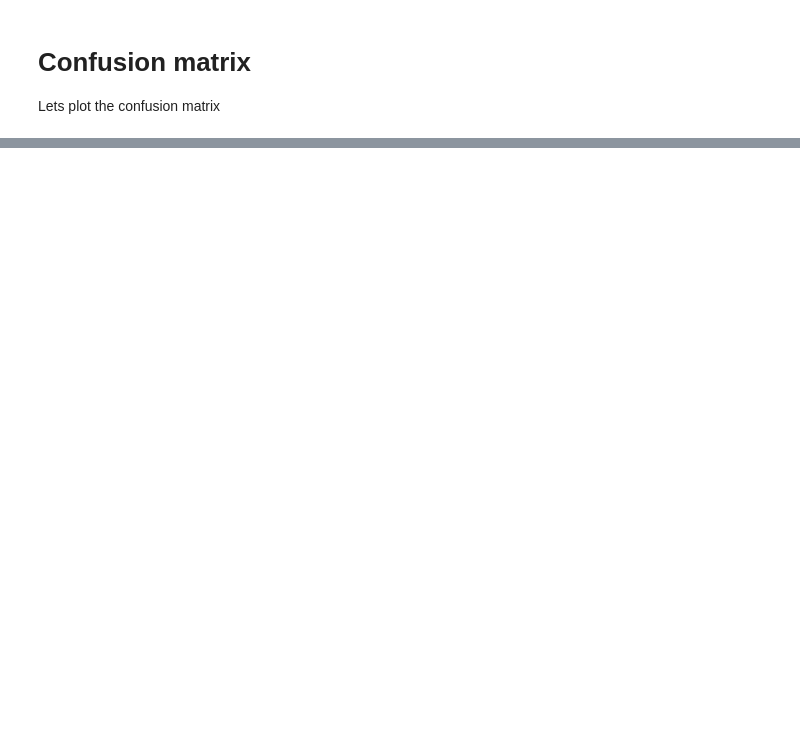
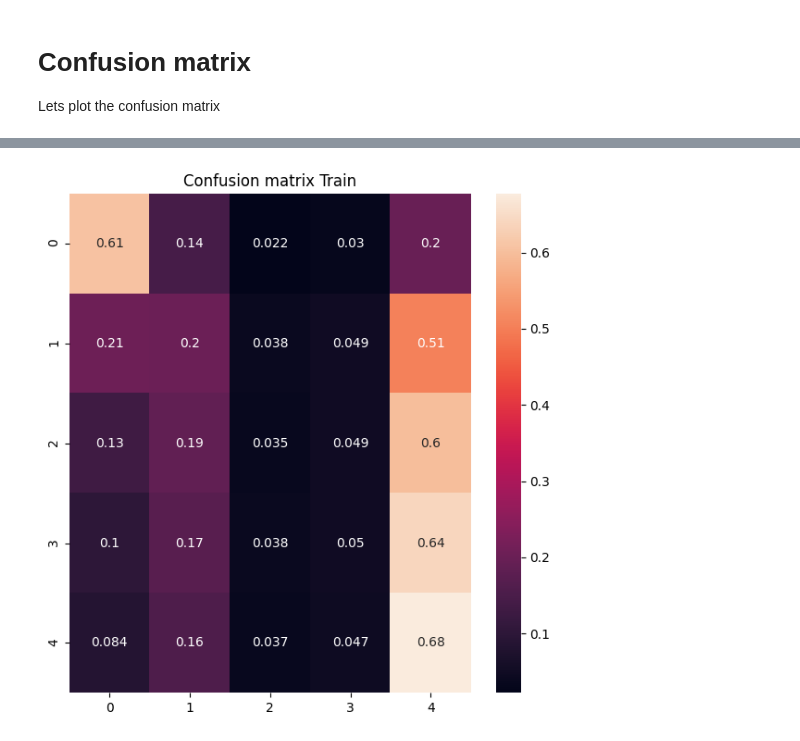
Before and after one commit to cerionXLII/ComponentX, a Jupyter notebook: src/componentX.ipynb, the cells around one changed output, grey strips where cells are left out. Cells and saved outputs as stored; diff of their text form; code cells hidden in the pictures; blank space fills up the shorter version.

```diff
--- a/src/componentX.ipynb
+++ b/src/componentX.ipynb
@@ -826,0 +855,11 @@ ax = sns.heatmap(cm, annot=True, fmt=".0f")
+# %%
+cm = confusion_matrix(yTrain, yPredTrain, normalize='true')
+plt.figure(figsize = (7,7))
+#add labels
+plt.title('Confusion matrix Train')
+plt.xlabel('Predicted')
+plt.ylabel('True')
+#plot the confusion matrix
+ax = sns.heatmap(cm, annot=True)
+# %% [output]
+[figure, added]
```
Also changed, not shown: parts of 4 cells of this notebook, 1 other file.
